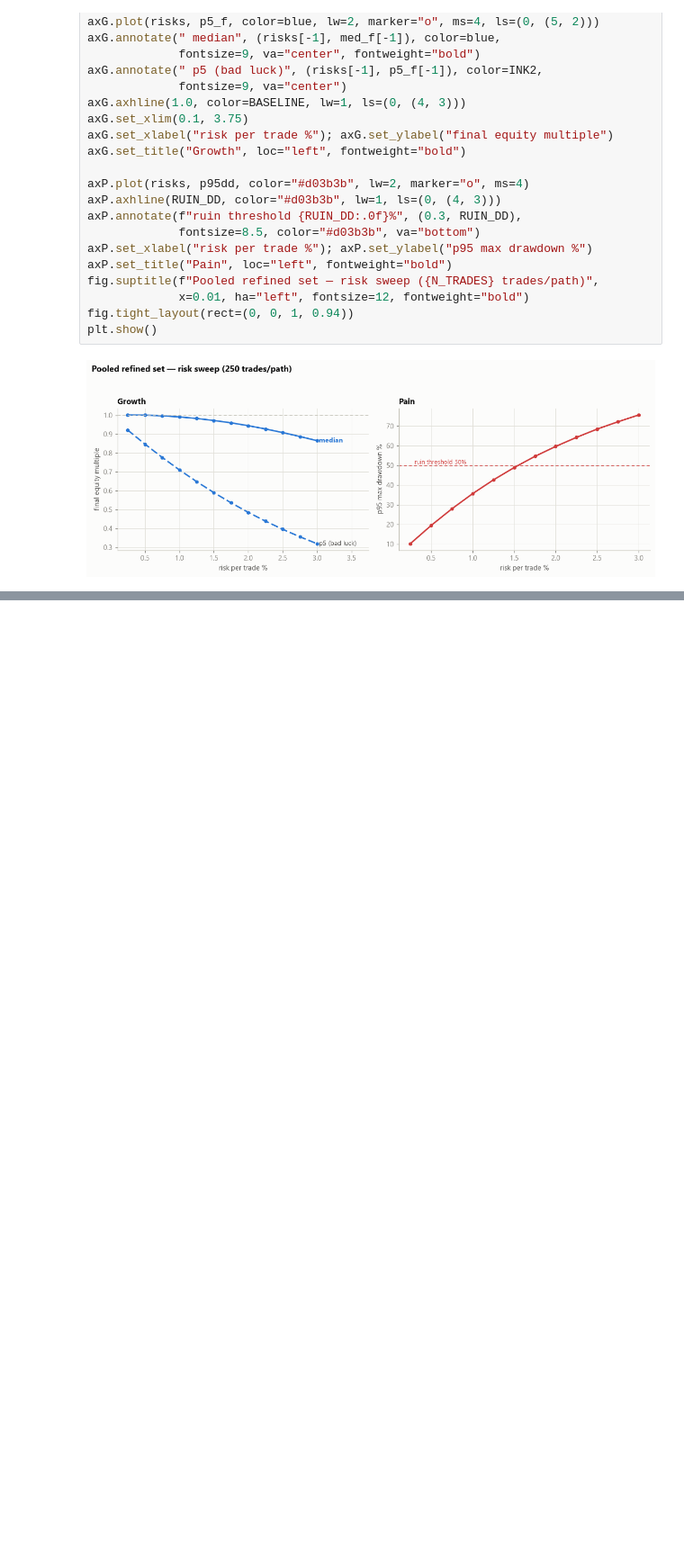
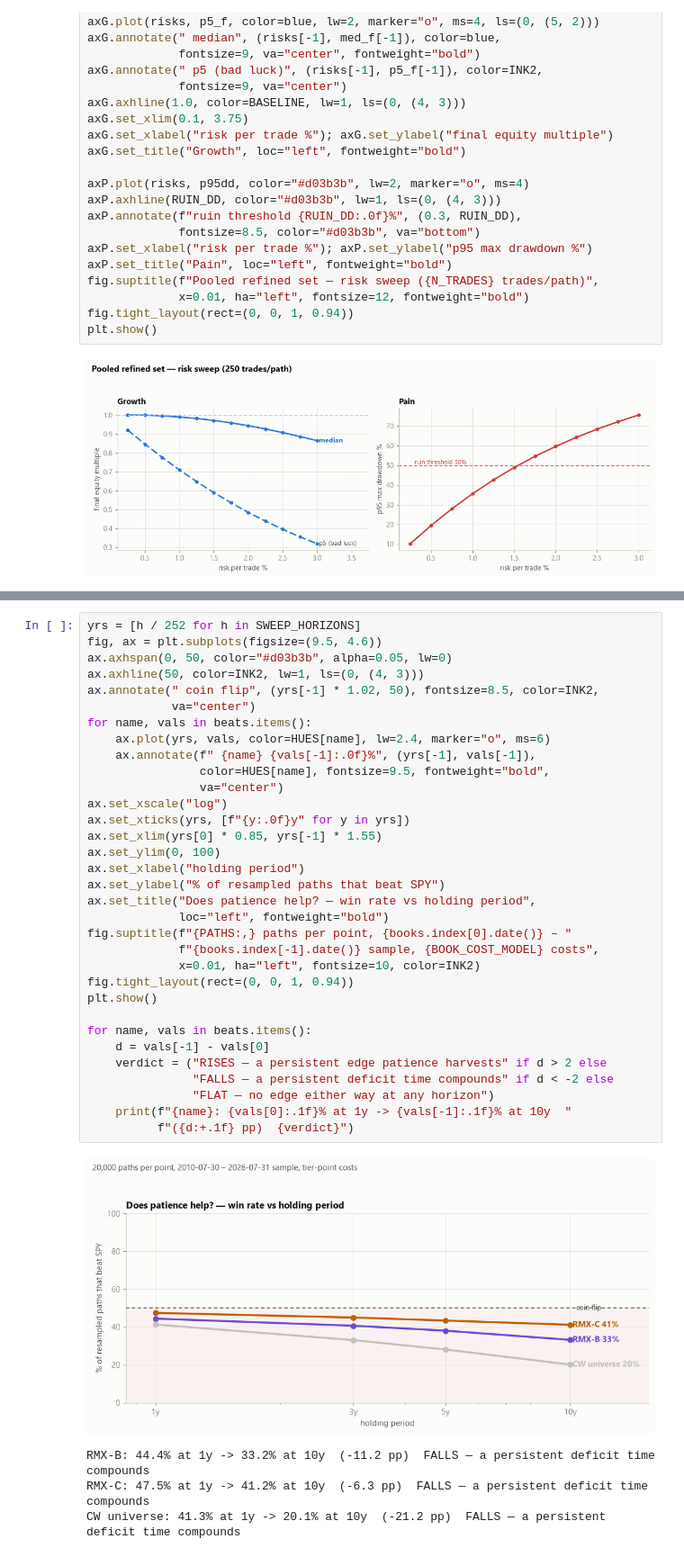
Before and after one commit to Takramer/AgentTradingLogic, a Jupyter notebook: notebooks/montecarlo_refined.ipynb, the cells around one changed output, grey strips where cells are left out. Shown at 90% size. Cells and saved outputs as stored; diff of their text form; blank space fills up the shorter version.

```diff
--- a/notebooks/montecarlo_refined.ipynb
+++ b/notebooks/montecarlo_refined.ipynb
@@ -270,0 +608,38 @@ plt.show()
+# %%
+yrs = [h / 252 for h in SWEEP_HORIZONS]
+fig, ax = plt.subplots(figsize=(9.5, 4.6))
+ax.axhspan(0, 50, color="#d03b3b", alpha=0.05, lw=0)
+ax.axhline(50, color=INK2, lw=1, ls=(0, (4, 3)))
+ax.annotate(" coin flip", (yrs[-1] * 1.02, 50), fontsize=8.5, color=INK2,
+            va="center")
+for name, vals in beats.items():
+    ax.plot(yrs, vals, color=HUES[name], lw=2.4, marker="o", ms=6)
+    ax.annotate(f" {name} {vals[-1]:.0f}%", (yrs[-1], vals[-1]),
+                color=HUES[name], fontsize=9.5, fontweight="bold",
+                va="center")
+ax.set_xscale("log")
+ax.set_xticks(yrs, [f"{y:.0f}y" for y in yrs])
+ax.set_xlim(yrs[0] * 0.85, yrs[-1] * 1.55)
+ax.set_ylim(0, 100)
+ax.set_xlabel("holding period")
+ax.set_ylabel("% of resampled paths that beat SPY")
+ax.set_title("Does patience help? — win rate vs holding period",
+             loc="left", fontweight="bold")
+fig.suptitle(f"{PATHS:,} paths per point, {books.index[0].date()} – "
+             f"{books.index[-1].date()} sample, {BOOK_COST_MODEL} costs",
+             x=0.01, ha="left", fontsize=10, color=INK2)
+fig.tight_layout(rect=(0, 0, 1, 0.94))
+plt.show()
+
+for name, vals in beats.items():
+    d = vals[-1] - vals[0]
+    verdict = ("RISES — a persistent edge patience harvests" if d > 2 else
+               "FALLS — a persistent deficit time compounds" if d < -2 else
+               "FLAT — no edge either way at any horizon")
+    print(f"{name}: {vals[0]:.1f}% at 1y -> {vals[-1]:.1f}% at 10y  "
+          f"({d:+.1f} pp)  {verdict}")
+# %% [output]
+[figure, added]
+RMX-B: 44.4% at 1y -> 33.2% at 10y  (-11.2 pp)  FALLS — a persistent deficit time compounds
+RMX-C: 47.5% at 1y -> 41.2% at 10y  (-6.3 pp)  FALLS — a persistent deficit time compounds
+CW universe: 41.3% at 1y -> 20.1% at 10y  (-21.2 pp)  FALLS — a persistent deficit time compounds
```
Also changed, not shown: parts of 15 cells of this notebook, 4 other files.
